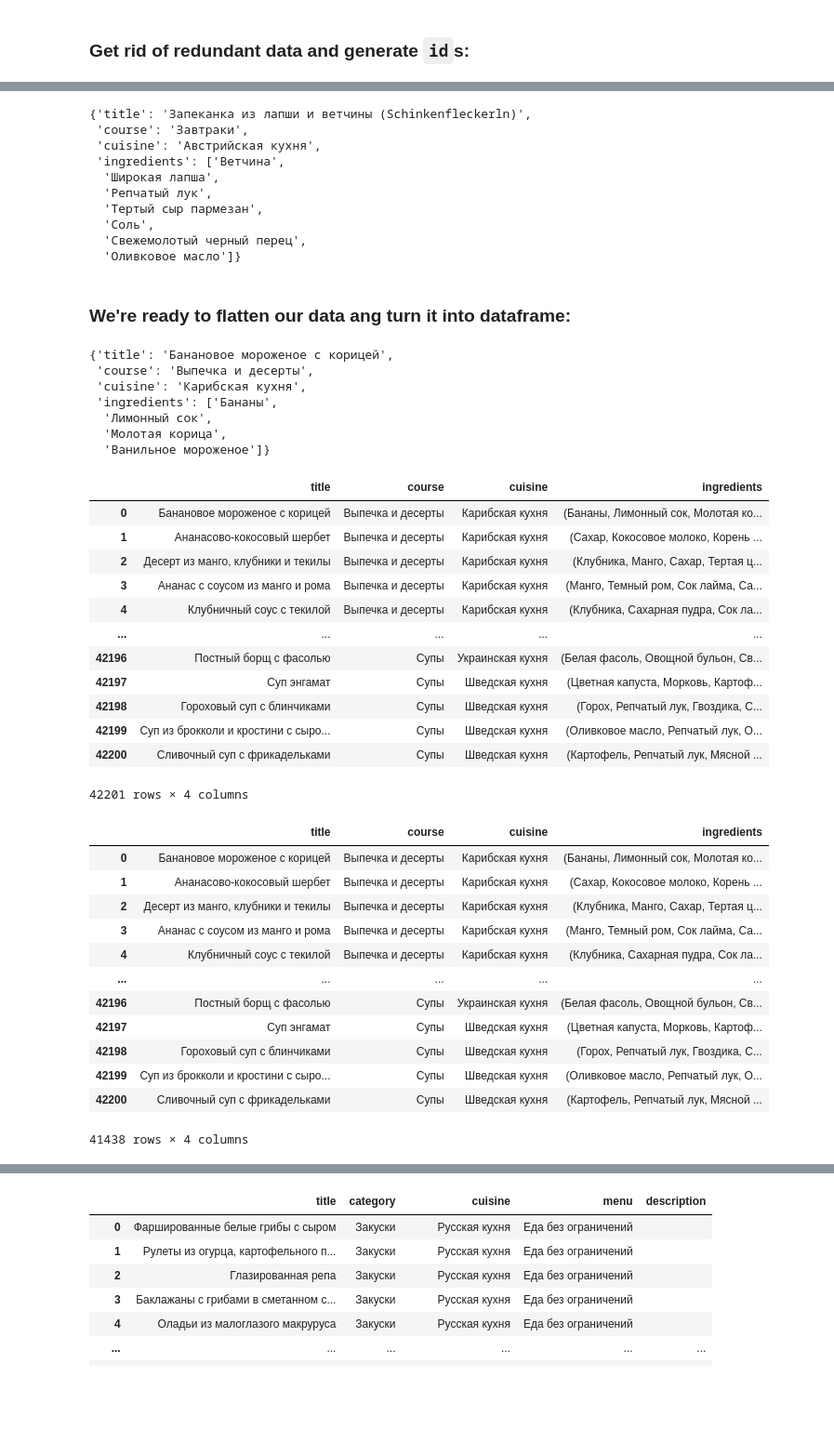
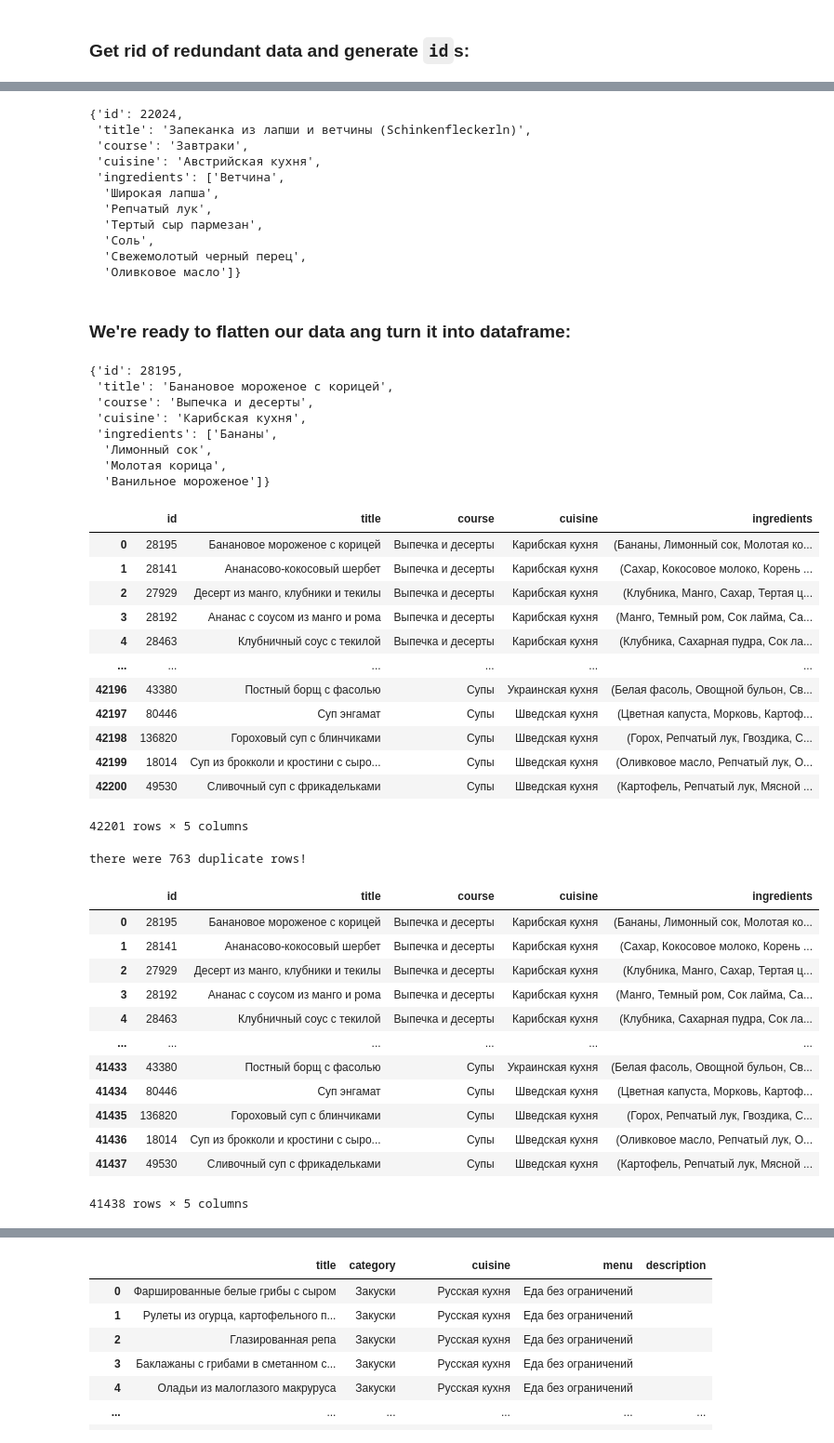
Before and after one commit to heinwol/meal-type-from-ingredients, a Jupyter notebook: process_dataset.ipynb, the cells around one changed output, grey strips where cells are left out. Shown at 93% size. Saved outputs shown, nothing was run; the diff lists cells and outputs as text; code cells hidden in the pictures; blank space fills up the shorter version.

Commit message:
removed duplicate rows; ids now work properly. Wrote dataframe to json (!the json file is gitignored to save space though!)

```diff
--- a/process_dataset.ipynb
+++ b/process_dataset.ipynb
@@ -101,8 +101,10 @@ example_instance
 # %% [markdown]
 ### Get rid of redundant data and generate `id`s:
 # %%
+id_from_url = lambda url: int(url.split('-')[-1])
 def process_instance(instance):
     return glom.glom(instance, {
+        'id': glom.Invoke(id_from_url).specs('url'),
         'title': glom.Invoke(str.strip).specs('title'),
         'course': 'course',
         'cuisine': 'cuisine',
@@ -124,7 +127,8 @@ process_instance(example_instance)
 dict_json_by_course_processed = data_processing_lens.modify(process_instance)(dict_json_by_course_renamed)
 instance_entry_lens_get(dict_json_by_course_processed)
 # %% [output]
-{'title': 'Запеканка из лапши и ветчины (Schinkenfleckerln)',
+{'id': 22024,
+ 'title': 'Запеканка из лапши и ветчины (Schinkenfleckerln)',
  'course': 'Завтраки',
  'cuisine': 'Австрийская кухня',
  'ingredients': ['Ветчина',
@@ -140,7 +144,8 @@ instance_entry_lens_get(dict_json_by_course_processed)
 all_instances_flattened = data_processing_lens.collect()(dict_json_by_course_processed)
 all_instances_flattened[0]
 # %% [output]
-{'title': 'Банановое мороженое с корицей',
+{'id': 28195,
+ 'title': 'Банановое мороженое с корицей',
  'course': 'Выпечка и десерты',
  'cuisine': 'Карибская кухня',
  'ingredients': ['Бананы',
@@ -152,36 +157,36 @@ df = pd.DataFrame(all_instances_flattened)
 df['ingredients'] = df['ingredients'].map(tuple)
 df
 # %% [output]
-|  | title | course | cuisine | ingredients |
-| 0 | Банановое мороженое с корицей | Выпечка и десерты | Карибская кухня | (Бананы, Лимонный сок, Молотая ко... |
-| 1 | Ананасово-кокосовый шербет | Выпечка и десерты | Карибская кухня | (Сахар, Кокосовое молоко, Корень ... |
-| 2 | Десерт из манго, клубники и текилы | Выпечка и десерты | Карибская кухня | (Клубника, Манго, Сахар, Тертая ц... |
-| 3 | Ананас с соусом из манго и рома | Выпечка и десерты | Карибская кухня | (Манго, Темный ром, Сок лайма, Са... |
-| 4 | Клубничный соус с текилой | Выпечка и десерты | Карибская кухня | (Клубника, Сахарная пудра, Сок ла... |
-| ... | ... | ... | ... | ... |
-| 42196 | Постный борщ с фасолью | Супы | Украинская кухня | (Белая фасоль, Овощной бульон, Св... |
-| 42197 | Суп энгамат | Супы | Шведская кухня | (Цветная капуста, Морковь, Картоф... |
-| 42198 | Гороховый суп с блинчиками | Супы | Шведская кухня | (Горох, Репчатый лук, Гвоздика, С... |
-| 42199 | Суп из брокколи и кростини с сыро... | Супы | Шведская кухня | (Оливковое масло, Репчатый лук, О... |
-| 42200 | Сливочный суп с фрикадельками | Супы | Шведская кухня | (Картофель, Репчатый лук, Мясной ... |
+|  | id | title | course | cuisine | ingredients |
+| 0 | 28195 | Банановое мороженое с корицей | Выпечка и десерты | Карибская кухня | (Бананы, Лимонный сок, Молотая ко... |
+| 1 | 28141 | Ананасово-кокосовый шербет | Выпечка и десерты | Карибская кухня | (Сахар, Кокосовое молоко, Корень ... |
+| 2 | 27929 | Десерт из манго, клубники и текилы | Выпечка и десерты | Карибская кухня | (Клубника, Манго, Сахар, Тертая ц... |
+| 3 | 28192 | Ананас с соусом из манго и рома | Выпечка и десерты | Карибская кухня | (Манго, Темный ром, Сок лайма, Са... |
+| 4 | 28463 | Клубничный соус с текилой | Выпечка и десерты | Карибская кухня | (Клубника, Сахарная пудра, Сок ла... |
+| ... | ... | ... | ... | ... | ... |
+| 42196 | 43380 | Постный борщ с фасолью | Супы | Украинская кухня | (Белая фасоль, Овощной бульон, Св... |
+| 42197 | 80446 | Суп энгамат | Супы | Шведская кухня | (Цветная капуста, Морковь, Картоф... |
+| 42198 | 136820 | Гороховый суп с блинчиками | Супы | Шведская кухня | (Горох, Репчатый лук, Гвоздика, С... |
+| 42199 | 18014 | Суп из брокколи и кростини с сыро... | Супы | Шведская кухня | (Оливковое масло, Репчатый лук, О... |
+| 42200 | 49530 | Сливочный суп с фрикадельками | Супы | Шведская кухня | (Картофель, Репчатый лук, Мясной ... |
-42201 rows × 4 columns
+42201 rows × 5 columns
 # %%
-# it = df.groupby('title').count()
-# it[it['course'] > 1]
-
-df_without_duplicates = df[~df.duplicated()]
+dups = df.duplicated()
+print(f'there were {dups.sum()} duplicate rows!')
+df_without_duplicates = df[~dups].reset_index(drop=True)
 df_without_duplicates
 # %% [output]
+there were 763 duplicate rows!
-|  | title | course | cuisine | ingredients |
-| 0 | Банановое мороженое с корицей | Выпечка и десерты | Карибская кухня | (Бананы, Лимонный сок, Молотая ко... |
-| 1 | Ананасово-кокосовый шербет | Выпечка и десерты | Карибская кухня | (Сахар, Кокосовое молоко, Корень ... |
-| 2 | Десерт из манго, клубники и текилы | Выпечка и десерты | Карибская кухня | (Клубника, Манго, Сахар, Тертая ц... |
-| 3 | Ананас с соусом из манго и рома | Выпечка и десерты | Карибская кухня | (Манго, Темный ром, Сок лайма, Са... |
-| 4 | Клубничный соус с текилой | Выпечка и десерты | Карибская кухня | (Клубника, Сахарная пудра, Сок ла... |
-| ... | ... | ... | ... | ... |
-| 42196 | Постный борщ с фасолью | Супы | Украинская кухня | (Белая фасоль, Овощной бульон, Св... |
-| 42197 | Суп энгамат | Супы | Шведская кухня | (Цветная капуста, Морковь, Картоф... |
-| 42198 | Гороховый суп с блинчиками | Супы | Шведская кухня | (Горох, Репчатый лук, Гвоздика, С... |
-| 42199 | Суп из брокколи и кростини с сыро... | Супы | Шведская кухня | (Оливковое масло, Репчатый лук, О... |
-| 42200 | Сливочный суп с фрикадельками | Супы | Шведская кухня | (Картофель, Репчатый лук, Мясной ... |
+|  | id | title | course | cuisine | ingredients |
+| 0 | 28195 | Банановое мороженое с корицей | Выпечка и десерты | Карибская кухня | (Бананы, Лимонный сок, Молотая ко... |
+| 1 | 28141 | Ананасово-кокосовый шербет | Выпечка и десерты | Карибская кухня | (Сахар, Кокосовое молоко, Корень ... |
+| 2 | 27929 | Десерт из манго, клубники и текилы | Выпечка и десерты | Карибская кухня | (Клубника, Манго, Сахар, Тертая ц... |
+| 3 | 28192 | Ананас с соусом из манго и рома | Выпечка и десерты | Карибская кухня | (Манго, Темный ром, Сок лайма, Са... |
+| 4 | 28463 | Клубничный соус с текилой | Выпечка и десерты | Карибская кухня | (Клубника, Сахарная пудра, Сок ла... |
+| ... | ... | ... | ... | ... | ... |
+| 41433 | 43380 | Постный борщ с фасолью | Супы | Украинская кухня | (Белая фасоль, Овощной бульон, Св... |
+| 41434 | 80446 | Суп энгамат | Супы | Шведская кухня | (Цветная капуста, Морковь, Картоф... |
+| 41435 | 136820 | Гороховый суп с блинчиками | Супы | Шведская кухня | (Горох, Репчатый лук, Гвоздика, С... |
+| 41436 | 18014 | Суп из брокколи и кростини с сыро... | Супы | Шведская кухня | (Оливковое масло, Репчатый лук, О... |
+| 41437 | 49530 | Сливочный суп с фрикадельками | Супы | Шведская кухня | (Картофель, Репчатый лук, Мясной ... |
-41438 rows × 4 columns
+41438 rows × 5 columns
```
Also changed, not shown: parts of 4 cells of this notebook, 1 other file.
